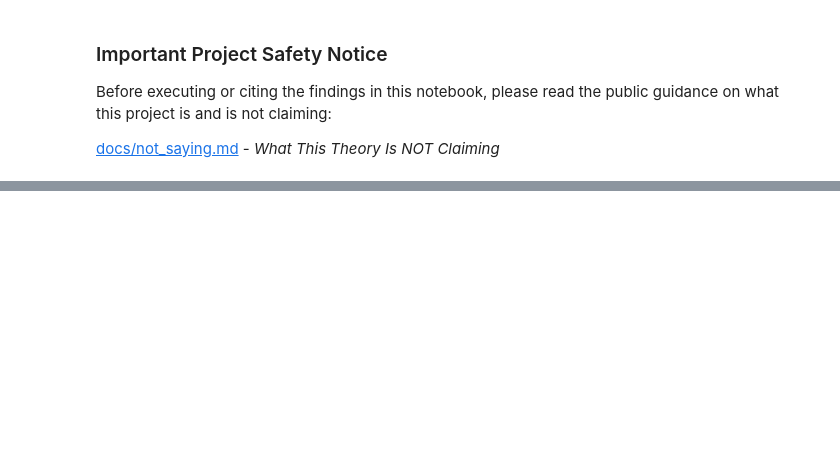
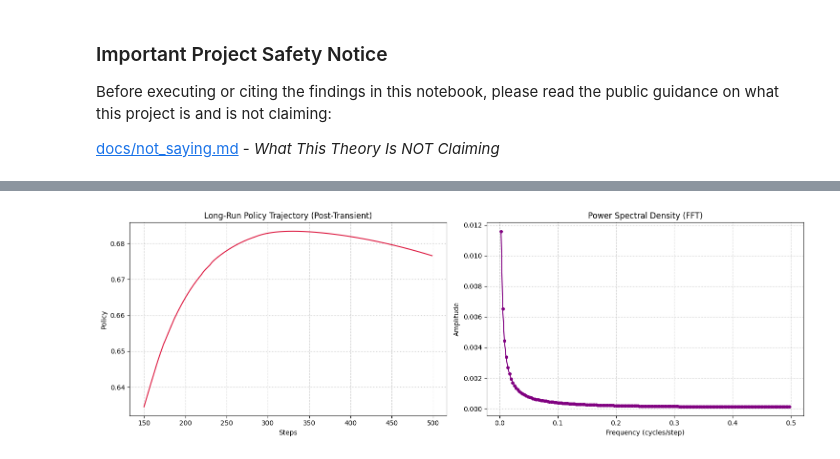
Before and after one commit to admiralorbiter/pendulum, a Jupyter notebook: notebooks/02_agent_based_model.ipynb, the cells around one changed output, grey strips where cells are left out. Saved outputs shown, nothing was run; the diff lists cells and outputs as text; code cells hidden in the pictures; blank space fills up the shorter version.

```diff
--- a/notebooks/02_agent_based_model.ipynb
+++ b/notebooks/02_agent_based_model.ipynb
@@ -46,0 +68,35 @@ class PendulumABM(mesa.Model):
+# %%
+# Run long simulation for Fourier check
+np.random.seed(10)
+model_long = PendulumABM(N=200, network_type='small_world', tolerance=0.25, tau=4, lambda_=0.30,
+                         alpha=0.2, beta=0.05, gamma=0.2, delta=0.25, phi=0.25, nu=0.03,
+                         omega=3.0, theta_mean=0.8, theta_std=0.15, theta_inst=0.05)
+
+for _ in range(500):
+    model_long.step()
+
+df_long = model_long.datacollector.get_model_vars_dataframe()
+policy_series = df_long["Policy"].values[150:]  # Exclude initial transient
+
+# Perform FFT
+N_fft = len(policy_series)
+yf = fft.fft(policy_series - np.mean(policy_series))
+xf = fft.fftfreq(N_fft, 1.0)[:N_fft//2]
+power = 2.0/N_fft * np.abs(yf[0:N_fft//2])
+
+fig, axes = plt.subplots(1, 2, figsize=(15, 5))
+axes[0].plot(df_long.index[150:], policy_series, color="crimson")
+axes[0].set_title("Long-Run Policy Trajectory (Post-Transient)")
+axes[0].set_xlabel("Steps")
+axes[0].set_ylabel("Policy")
+axes[0].grid(True, linestyle=":")
+
+axes[1].plot(xf[1:], power[1:], color="purple", marker="o", markersize=4) # Skip 0 frequency
+axes[1].set_title("Power Spectral Density (FFT)")
+axes[1].set_xlabel("Frequency (cycles/step)")
+axes[1].set_ylabel("Amplitude")
+axes[1].grid(True, linestyle=":")
+plt.tight_layout()
+plt.show()
+# %% [output]
+[figure, added]
```
Also changed, not shown: parts of 12 cells of this notebook, 8 other files.
